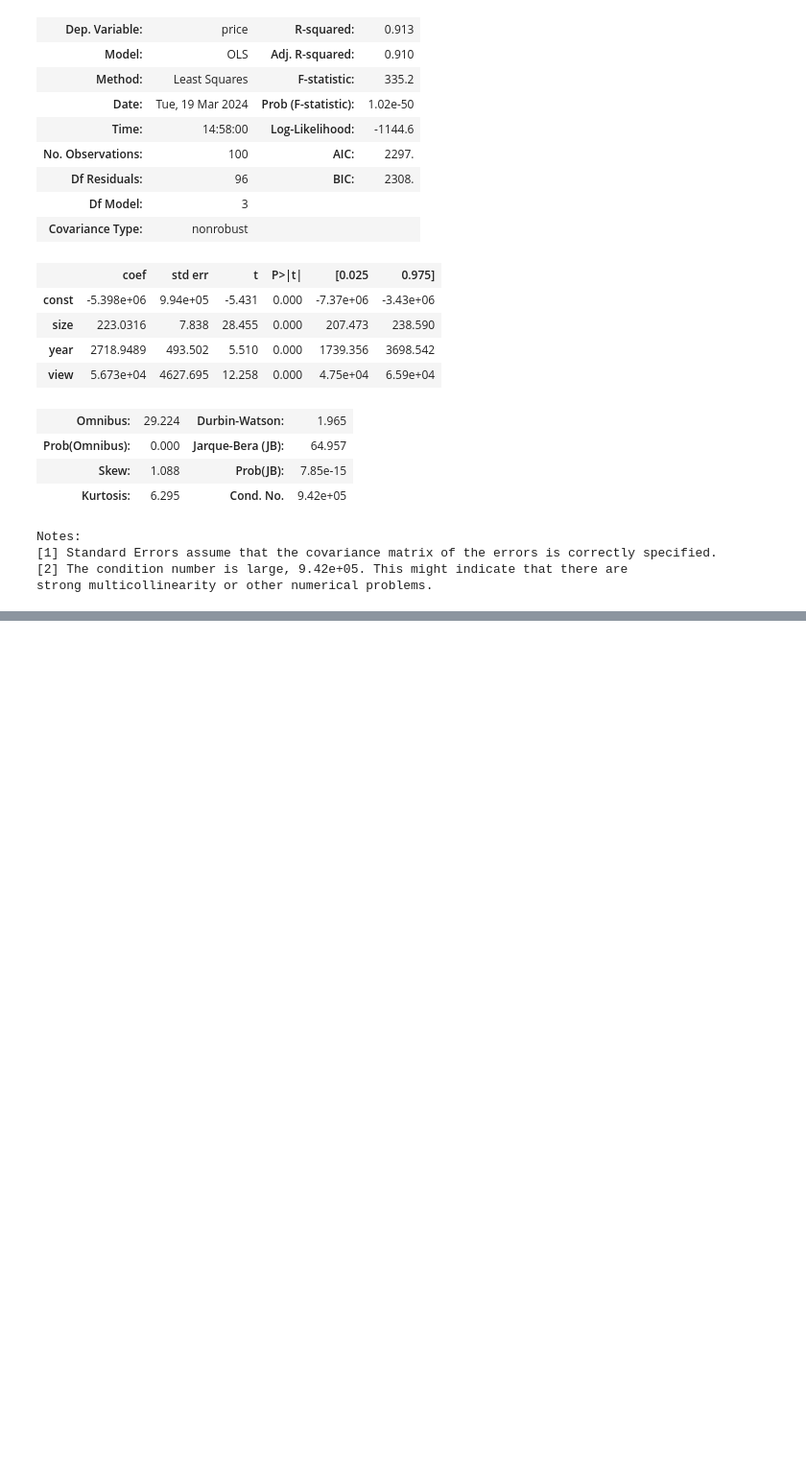
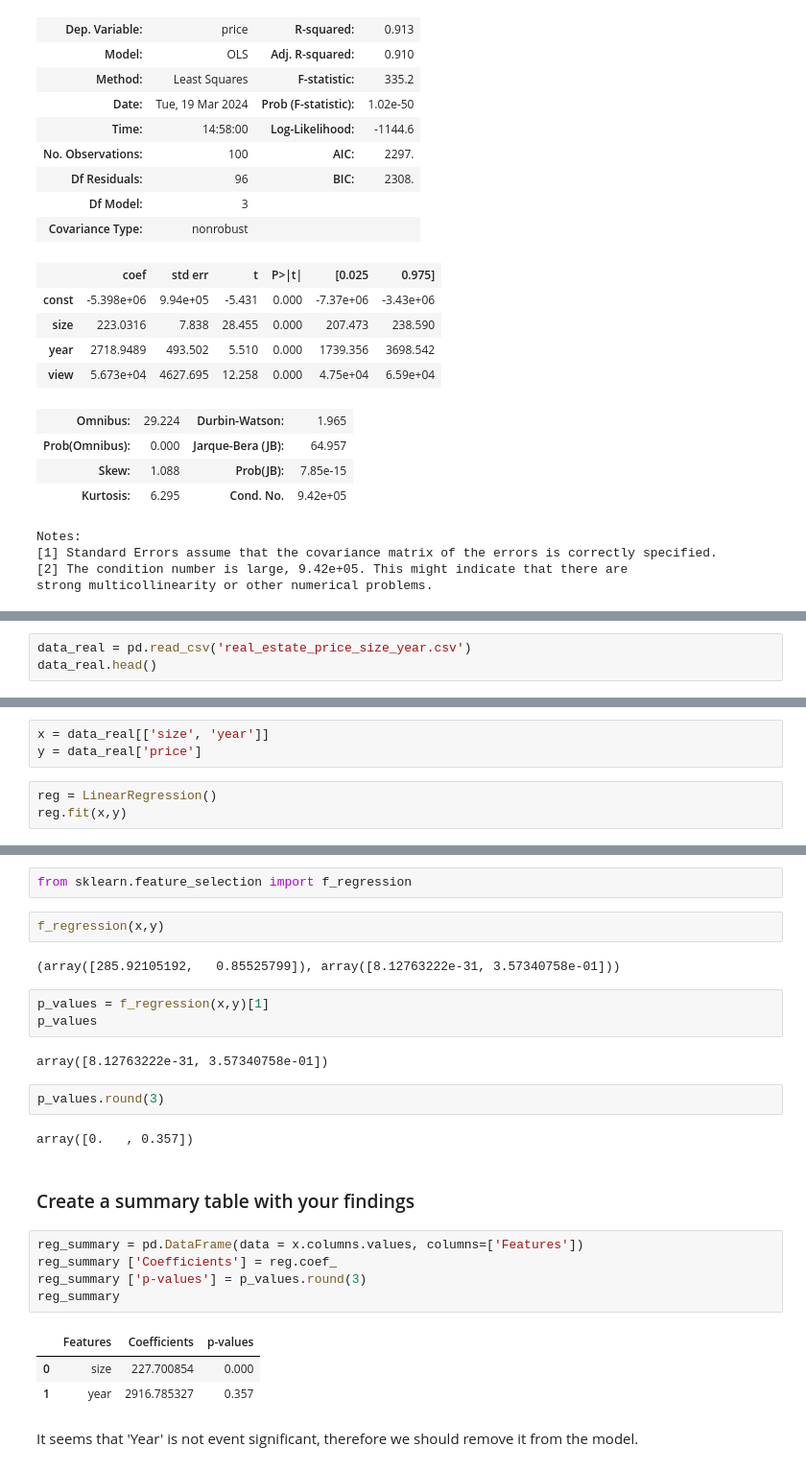
Before and after one commit to Korniev/Data-Sciense, a Jupyter notebook: udemy/multiple_linear_regression.ipynb, the cells around one changed output, grey strips where cells are left out. Shown at 96% size. Cells and saved outputs as stored; diff of their text form; blank space fills up the shorter version.

```diff
--- a/udemy/multiple_linear_regression.ipynb
+++ b/udemy/multiple_linear_regression.ipynb
@@ -418,0 +553,3 @@ strong multicollinearity or other numerical problems.
+# %%
+data_real = pd.read_csv('real_estate_price_size_year.csv')
+data_real.head()
@@ -418,0 +579,6 @@ strong multicollinearity or other numerical problems.
+# %%
+x = data_real[['size', 'year']]
+y = data_real['price']
+# %%
+reg = LinearRegression()
+reg.fit(x,y)
@@ -418,0 +627,28 @@ strong multicollinearity or other numerical problems.
+# %%
+from sklearn.feature_selection import f_regression
+# %%
+f_regression(x,y)
+# %% [output]
+(array([285.92105192,   0.85525799]), array([8.12763222e-31, 3.57340758e-01]))
+# %%
+p_values = f_regression(x,y)[1]
+p_values
+# %% [output]
+array([8.12763222e-31, 3.57340758e-01])
+# %%
+p_values.round(3)
+# %% [output]
+array([0.   , 0.357])
+# %% [markdown]
+### Create a summary table with your findings
+# %%
+reg_summary = pd.DataFrame(data = x.columns.values, columns=['Features'])
+reg_summary ['Coefficients'] = reg.coef_
+reg_summary ['p-values'] = p_values.round(3)
+reg_summary
+# %% [output]
+|  | Features | Coefficients | p-values |
+| 0 | size | 227.700854 | 0.000 |
+| 1 | year | 2916.785327 | 0.357 |
+# %% [markdown]
+It seems that 'Year' is not event significant, therefore we should remove it from the model.
```
Also changed, not shown: parts of 50 cells of this notebook.
